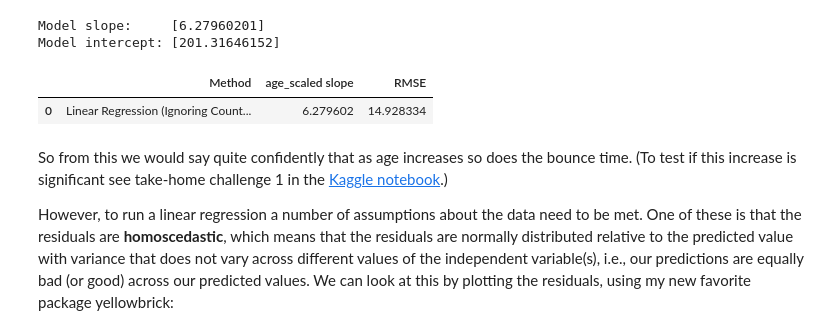
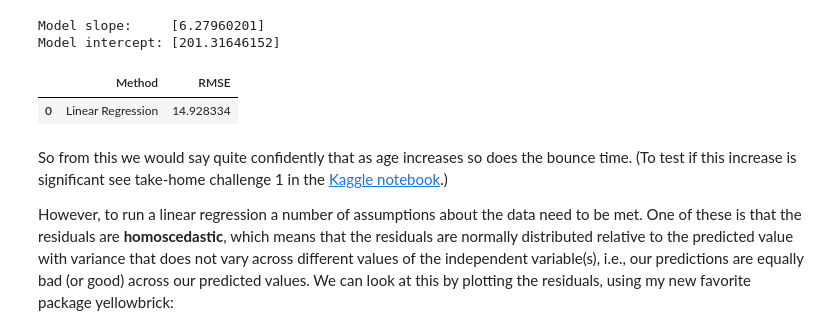
Before and after one commit to markkho/nyu_lab_in_cognition, a Jupyter notebook: book/chapters/15/00-mixed-effect.ipynb, the cells around one changed output. Cells and saved outputs as stored; diff of their text form; code cells hidden in the pictures.

```diff
--- a/book/chapters/15/00-mixed-effect.ipynb
+++ b/book/chapters/15/00-mixed-effect.ipynb
@@ -157,16 +159,15 @@ Model intercept: [201.31646152]
 # %%
 # and let's store the rmse
 y_predict = model.predict(x)
 RMSE = sqrt(((y-y_predict)**2).mean())
 
 results = pd.DataFrame()
-results["Method"] = ["Linear Regression (Ignoring County and Location)"]
-results["age_scaled slope"] = model.coef_[0]
+results["Method"] = ["Linear Regression"]
 results["RMSE"] = RMSE
 results
 # %% [output]
-|  | Method | age_scaled slope | RMSE |
-| 0 | Linear Regression (Ignoring Count... | 6.279602 | 14.928334 |
+|  | Method | RMSE |
+| 0 | Linear Regression | 14.928334 |
 # %% [markdown]
 So from this we would say quite confidently that as age increases so does the bounce time. (To test if this increase is significant see take-home challenge 1 in the [Kaggle notebook](https://www.kaggle.com/ojwatson/mixed-models/comments).)
 
```
Also changed, not shown: parts of 11 cells of this notebook.
